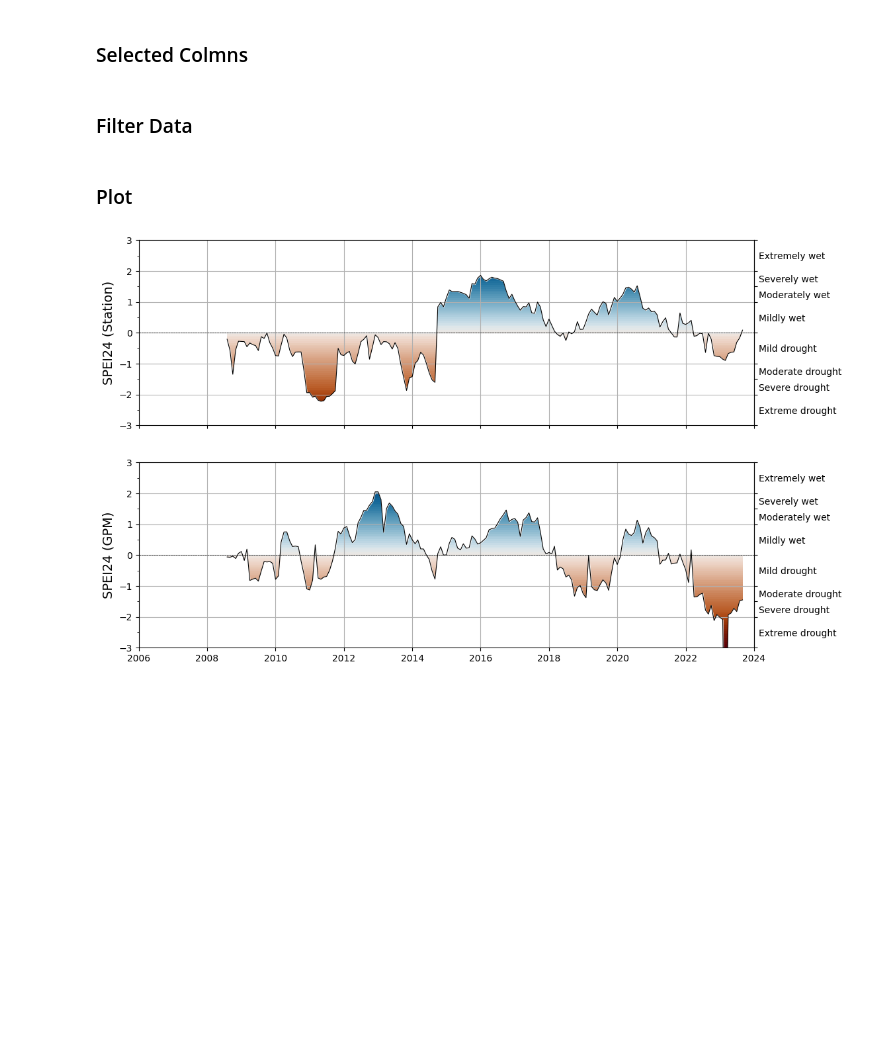
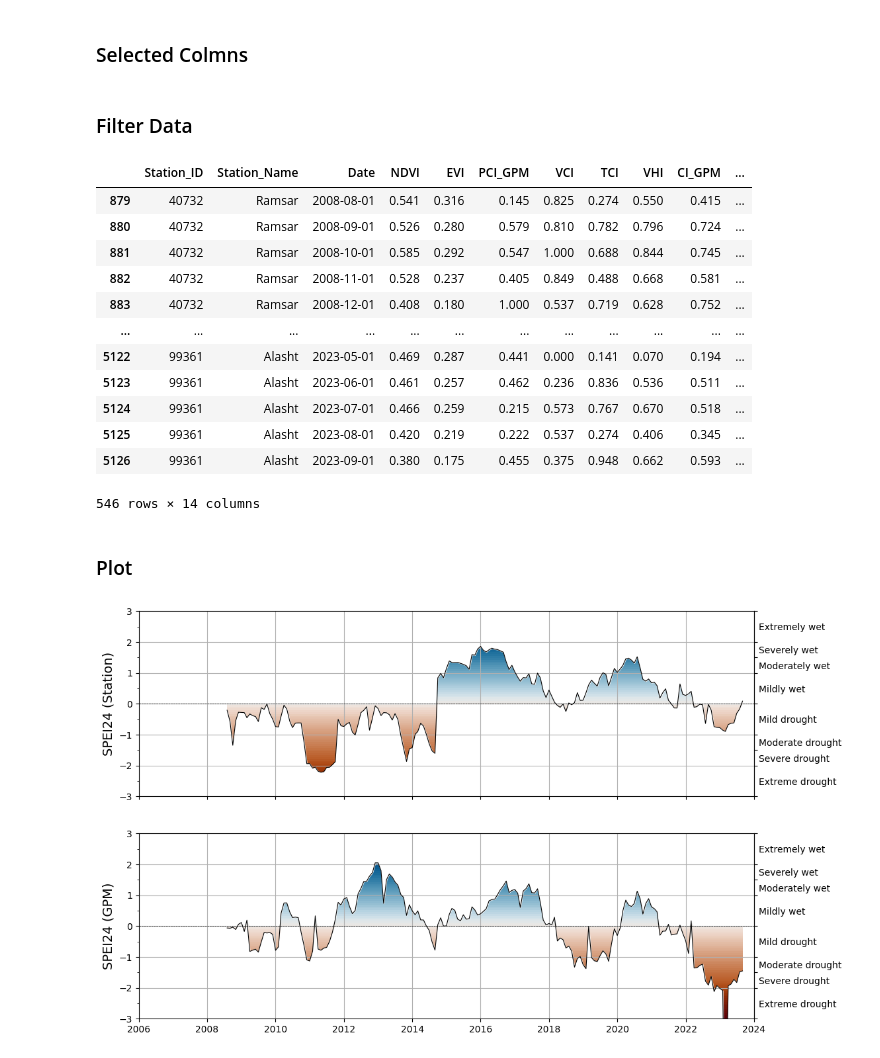
Before and after one commit to shirazipooya/DroughtMonitoringIran, a Jupyter notebook: app/13_SPEI_SPI_Analysis.ipynb, the cells around one changed output. Cells and saved outputs as stored; diff of their text form; code cells hidden in the pictures; blank space fills up the shorter version.

```diff
--- a/app/13_SPEI_SPI_Analysis.ipynb
+++ b/app/13_SPEI_SPI_Analysis.ipynb
@@ -84,3 +82,27 @@ df = data[sf].query('Station_Name in @selected_stations').dropna(subset=[f'{di}_
+# %%
+df = data[sf].query('Station_Name in @selected_stations').dropna(subset=[f'{di}_{scale}', f'GPM_{di}_{scale}'])
+
+df[f'{di}_{scale}_Class'] = pd.cut(df[f'{di}_{scale}'], bins=[-10, -2, -1.5, -1, 1, 1.5, 2, 10], labels=['ED', 'SD', 'MD', 'NN', 'MW', 'VW', 'EW'])
+df[f'{di}_{scale}_Class'] = df[f'{di}_{scale}_Class'].astype('category')
+
+df[f'GPM_{di}_{scale}_Class'] = pd.cut(df[f'GPM_{di}_{scale}'], bins=[-10, -2, -1.5, -1, 1, 1.5, 2, 10], labels=['ED', 'SD', 'MD', 'NN', 'MW', 'VW', 'EW'])
+df[f'GPM_{di}_{scale}_Class'] = df[f'GPM_{di}_{scale}_Class'].astype('category')
+# %%
+df
+# %% [output]
+|  | Station_ID | Station_Name | Date | NDVI | EVI | PCI_GPM | VCI | TCI | VHI | CI_GPM | ... |
+| 879 | 40732 | Ramsar | 2008-08-01 | 0.541 | 0.316 | 0.145 | 0.825 | 0.274 | 0.550 | 0.415 | ... |
+| 880 | 40732 | Ramsar | 2008-09-01 | 0.526 | 0.280 | 0.579 | 0.810 | 0.782 | 0.796 | 0.724 | ... |
+| 881 | 40732 | Ramsar | 2008-10-01 | 0.585 | 0.292 | 0.547 | 1.000 | 0.688 | 0.844 | 0.745 | ... |
+| 882 | 40732 | Ramsar | 2008-11-01 | 0.528 | 0.237 | 0.405 | 0.849 | 0.488 | 0.668 | 0.581 | ... |
+| 883 | 40732 | Ramsar | 2008-12-01 | 0.408 | 0.180 | 1.000 | 0.537 | 0.719 | 0.628 | 0.752 | ... |
+| ... | ... | ... | ... | ... | ... | ... | ... | ... | ... | ... | ... |
+| 5122 | 99361 | Alasht | 2023-05-01 | 0.469 | 0.287 | 0.441 | 0.000 | 0.141 | 0.070 | 0.194 | ... |
+| 5123 | 99361 | Alasht | 2023-06-01 | 0.461 | 0.257 | 0.462 | 0.236 | 0.836 | 0.536 | 0.511 | ... |
+| 5124 | 99361 | Alasht | 2023-07-01 | 0.466 | 0.259 | 0.215 | 0.573 | 0.767 | 0.670 | 0.518 | ... |
+| 5125 | 99361 | Alasht | 2023-08-01 | 0.420 | 0.219 | 0.222 | 0.537 | 0.274 | 0.406 | 0.345 | ... |
+| 5126 | 99361 | Alasht | 2023-09-01 | 0.380 | 0.175 | 0.455 | 0.375 | 0.948 | 0.662 | 0.593 | ... |
+546 rows × 14 columns
 # %% [markdown]
 ### Plot
 # %%
```
Also changed, not shown: parts of 2 cells of this notebook, 12 other files.
